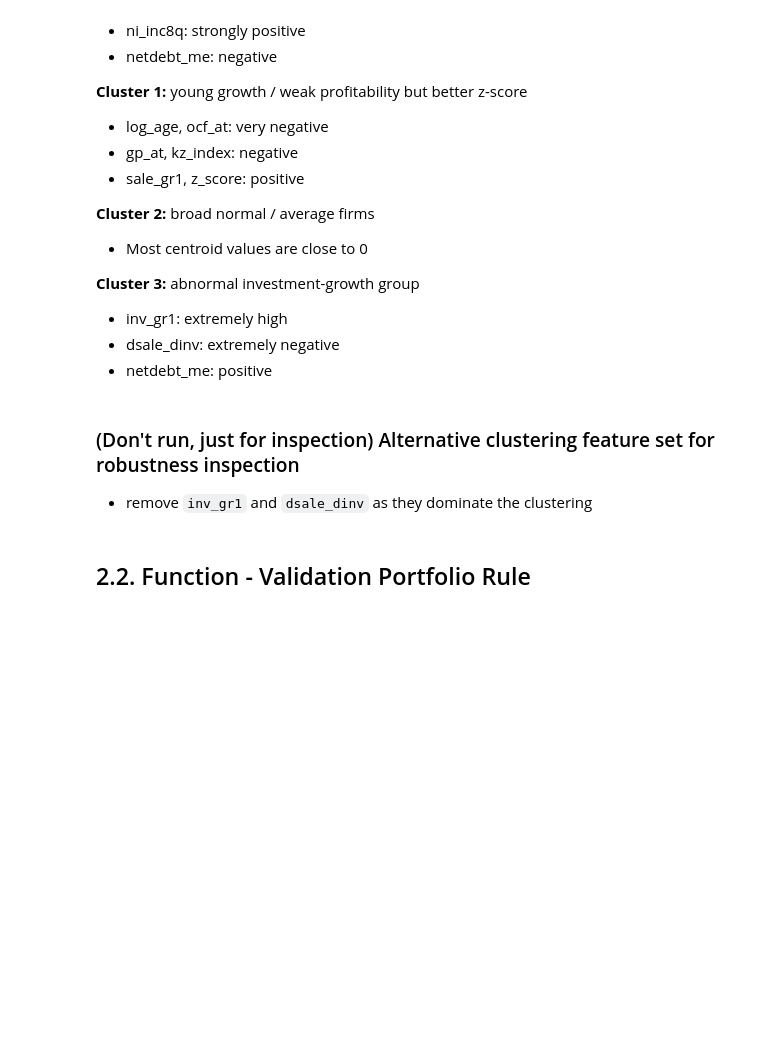
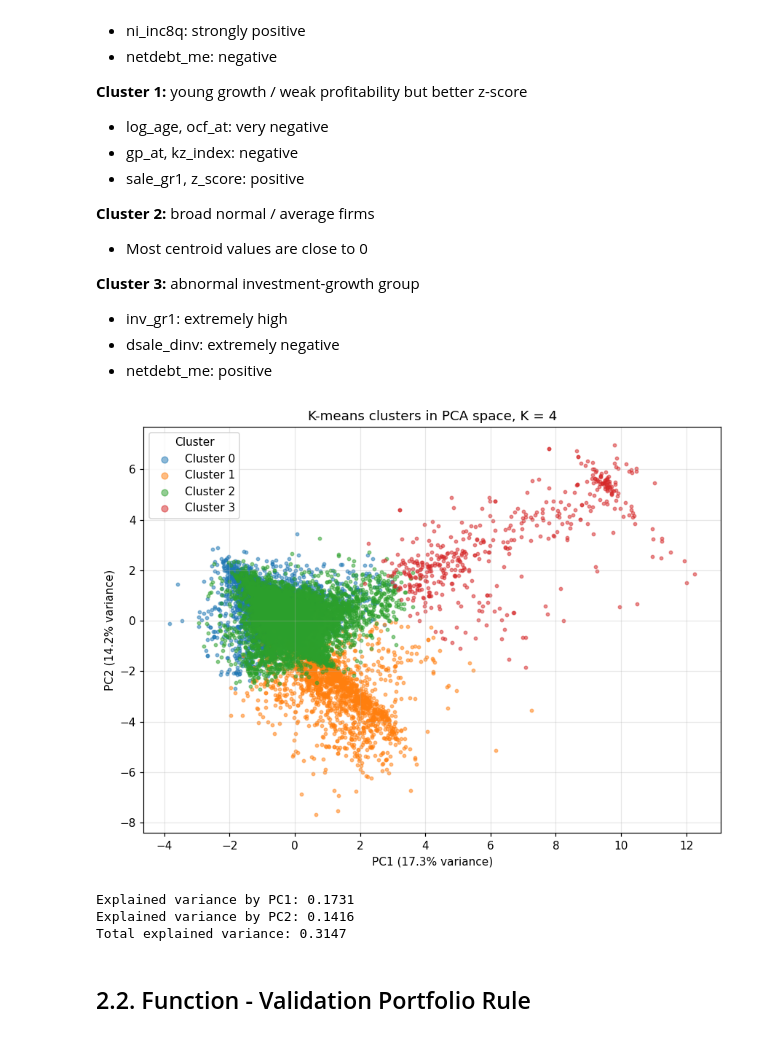
Before and after one commit to JackyJacky1029/FINA-4713-Group-9-Project, a Jupyter notebook: jkp_project.ipynb, the cells around one changed output. Saved outputs shown, nothing was run; the diff lists cells and outputs as text; code cells hidden in the pictures; blank space fills up the shorter version.

```diff
--- a/jkp_project.ipynb
+++ b/jkp_project.ipynb
@@ -1356,7 +1356,3 @@ display(centroid_importance)
 - inv_gr1: extremely high
 - dsale_dinv: extremely negative
 - netdebt_me: positive
-# %% [markdown]
-### (Don't run, just for inspection) Alternative clustering feature set for robustness inspection
-
-- remove `inv_gr1` and `dsale_dinv` as they dominate the clustering
@@ -1693,3 +1433,20 @@ display(centroid_importance)
+# %%
+# ------------------------------------------------------------
+# PCA visualization for selected K-means clusters
+# ------------------------------------------------------------
+
+plot_clusters_pca_2d(
+    X_cluster=X_cluster_train,
+    cluster_labels=train_cluster_labels,
+    title=f"K-means clusters in PCA space, K = {K_star}",
+    sample_size=20000,
+    random_state=42
+)
+# %% [output]
+[figure, added]
+Explained variance by PC1: 0.1731
+Explained variance by PC2: 0.1416
+Total explained variance: 0.3147
 # %% [markdown]
 ## 2.2. Function - Validation Portfolio Rule
 # %% [markdown]
```
Also changed, not shown: parts of 53 cells of this notebook.
